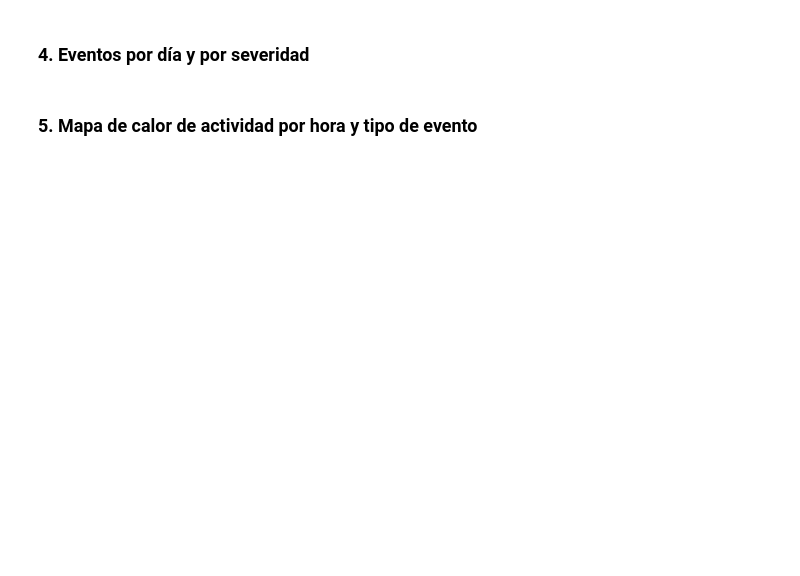
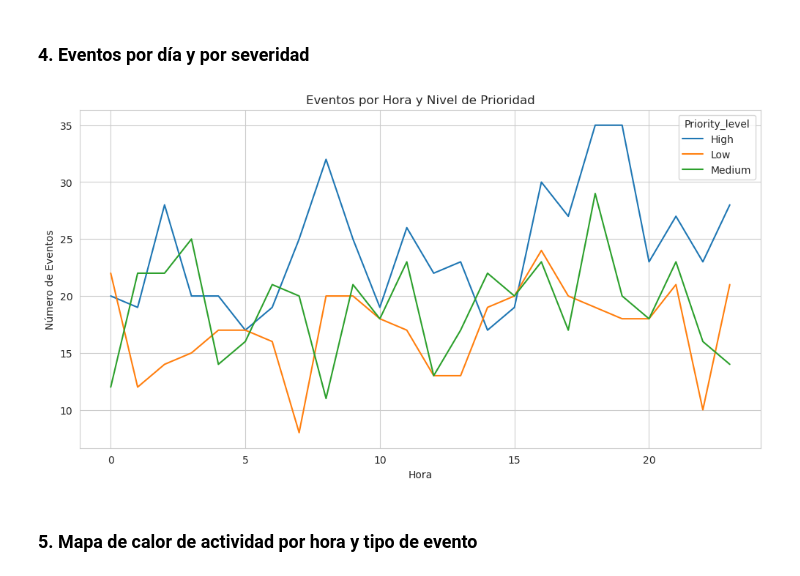
Before and after one commit to JonathanAlvarezW/practica_tres_gr_9, a Jupyter notebook: grupo9.ipynb, the cells around one changed output. Cells and saved outputs as stored; diff of their text form; code cells hidden in the pictures; blank space fills up the shorter version.

```diff
--- a/grupo9.ipynb
+++ b/grupo9.ipynb
@@ -409,2 +397,25 @@ plt.savefig('security_dashboard.png')
+# %%
+# Asegurar que 'Timestamp' es tipo datetime
+df['Timestamp'] = pd.to_datetime(df['Timestamp'], errors='coerce')
+
+# Extraer la hora del Timestamp
+df['Hour'] = df['Timestamp'].dt.hour
+
+# Agrupar por hora y prioridad (Priority_level)
+hourly_priority_count = df.groupby(['Hour', 'Priority_level']).size().reset_index(name='Event_Count')
+
+# Graficar
+plt.figure(figsize=(12, 6))
+sns.lineplot(x='Hour', y='Event_Count', hue='Priority_level', data=hourly_priority_count)
+
+# Etiquetas y título
+plt.title('Eventos por Hora y Nivel de Prioridad')
+plt.xlabel('Hora')
+plt.ylabel('Número de Eventos')
+
+# Mostrar gráfico
+plt.show()
+# %% [output]
+[figure, added]
 # %% [markdown]
 ### 5. Mapa de calor de actividad por hora y tipo de evento
```
Also changed, not shown: parts of 11 cells of this notebook, 2 other files.
